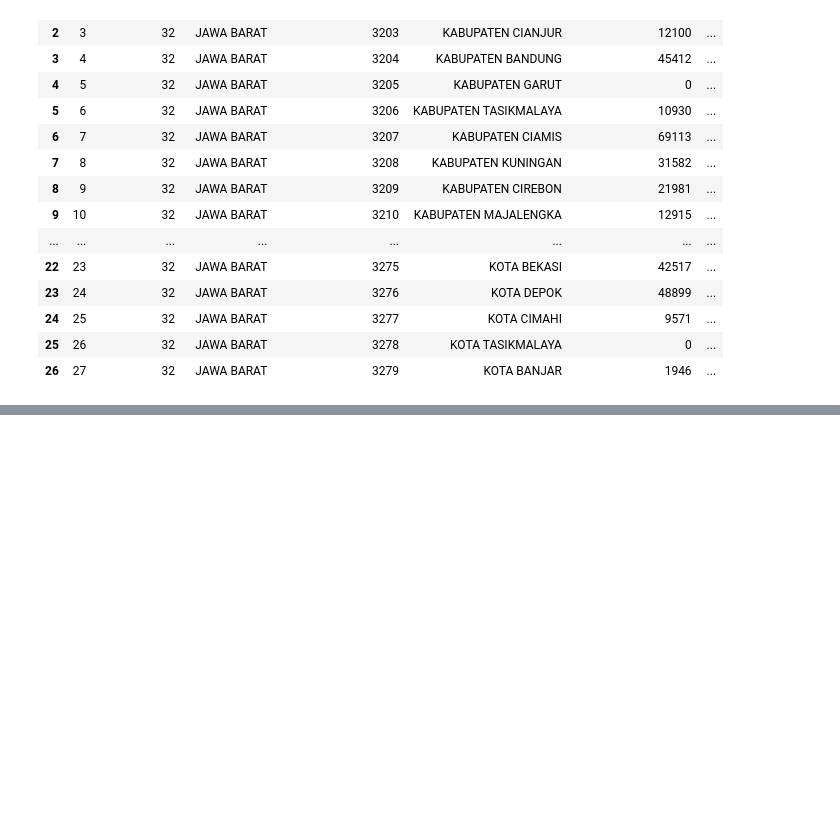
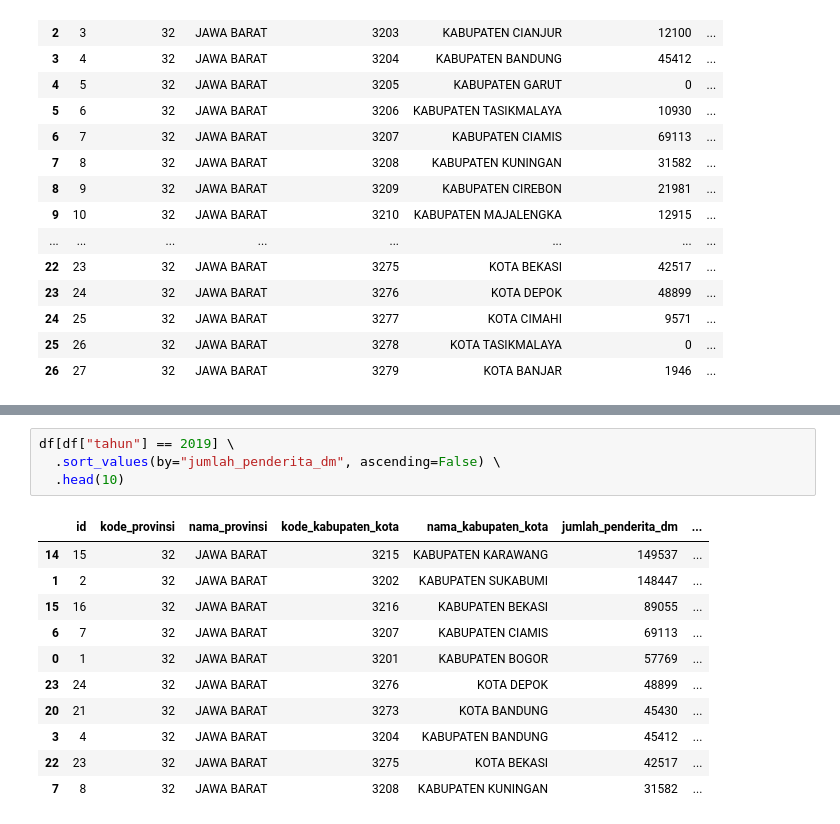
Before and after one commit to mr-kar/klmpk_pemdas, a Jupyter notebook: tugas.ipynb, the cells around one changed output, grey strips where cells are left out. Cells and saved outputs as stored; diff of their text form; blank space fills up the shorter version.

```diff
--- a/tugas.ipynb
+++ b/tugas.ipynb
@@ -119,0 +164,16 @@ df_2019
+# %%
+df[df["tahun"] == 2019] \
+  .sort_values(by="jumlah_penderita_dm", ascending=False) \
+  .head(10)
+# %% [output]
+|  | id | kode_provinsi | nama_provinsi | kode_kabupaten_kota | nama_kabupaten_kota | jumlah_penderita_dm | ... |
+| 14 | 15 | 32 | JAWA BARAT | 3215 | KABUPATEN KARAWANG | 149537 | ... |
+| 1 | 2 | 32 | JAWA BARAT | 3202 | KABUPATEN SUKABUMI | 148447 | ... |
+| 15 | 16 | 32 | JAWA BARAT | 3216 | KABUPATEN BEKASI | 89055 | ... |
+| 6 | 7 | 32 | JAWA BARAT | 3207 | KABUPATEN CIAMIS | 69113 | ... |
+| 0 | 1 | 32 | JAWA BARAT | 3201 | KABUPATEN BOGOR | 57769 | ... |
+| 23 | 24 | 32 | JAWA BARAT | 3276 | KOTA DEPOK | 48899 | ... |
+| 20 | 21 | 32 | JAWA BARAT | 3273 | KOTA BANDUNG | 45430 | ... |
+| 3 | 4 | 32 | JAWA BARAT | 3204 | KABUPATEN BANDUNG | 45412 | ... |
+| 22 | 23 | 32 | JAWA BARAT | 3275 | KOTA BEKASI | 42517 | ... |
+| 7 | 8 | 32 | JAWA BARAT | 3208 | KABUPATEN KUNINGAN | 31582 | ... |
```
Also changed, not shown: parts of 7 cells of this notebook.
